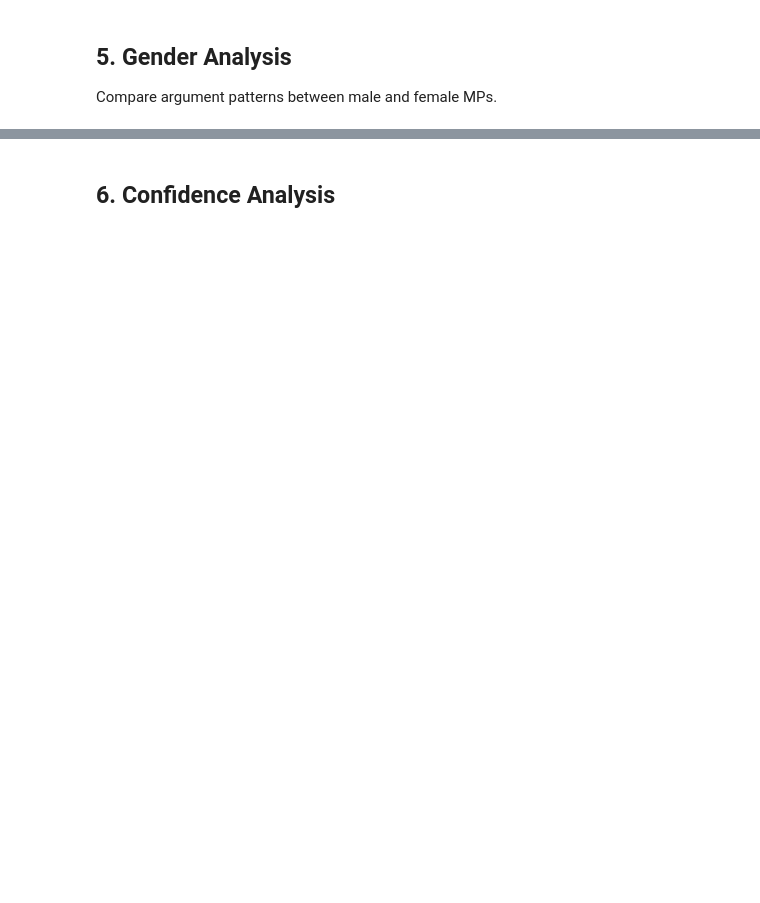
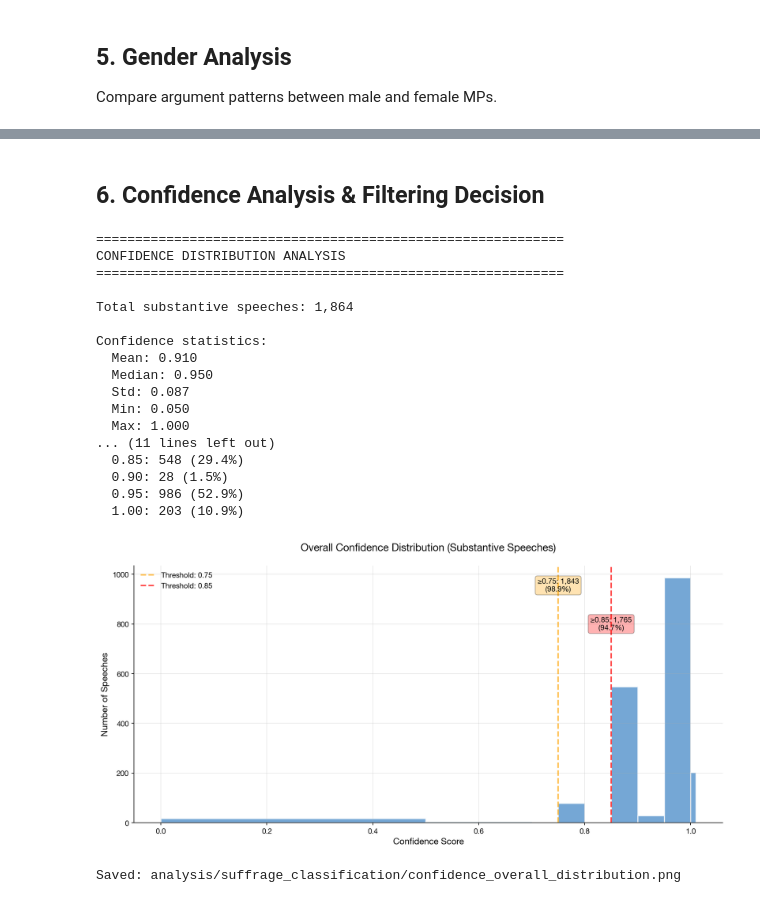
Before and after one commit to omarkhursheed/hansard-nlp-explorer, a Jupyter notebook: notebooks/suffrage_classification_analysis.ipynb, the cells around one changed output, grey strips where cells are left out. Drawn from its saved outputs; the diff is of its cells as text; code cells hidden in the pictures; blank space fills up the shorter version.

```diff
--- a/notebooks/suffrage_classification_analysis.ipynb
+++ b/notebooks/suffrage_classification_analysis.ipynb
@@ -398,2 +488,76 @@ print(f'Saved: {OUTPUT_DIR / "arguments_by_gender.png"}')
 # %% [markdown]
-## 6. Confidence Analysis
+## 6. Confidence Analysis & Filtering Decision
+# %%
+# Overall confidence distribution
+print('='*60)
+print('CONFIDENCE DISTRIBUTION ANALYSIS')
+print('='*60)
+
+print(f'\nTotal substantive speeches: {len(substantive):,}')
+print(f'\nConfidence statistics:')
+print(f'  Mean: {substantive["confidence"].mean():.3f}')
+print(f'  Median: {substantive["confidence"].median():.3f}')
+print(f'  Std: {substantive["confidence"].std():.3f}')
+print(f'  Min: {substantive["confidence"].min():.3f}')
+print(f'  Max: {substantive["confidence"].max():.3f}')
+
+print(f'\nDistribution:')
+conf_dist = substantive['confidence'].value_counts().sort_index()
+for conf, count in conf_dist.items():
+    pct = count / len(substantive) * 100
+    print(f'  {conf:.2f}: {count:,} ({pct:.1f}%)')
+
+# Histogram
+fig, ax = plt.subplots(figsize=(12, 6))
+
+# Create histogram with bins
+bins = [0, 0.5, 0.7, 0.75, 0.8, 0.85, 0.9, 0.95, 1.0, 1.01]
+hist_data = substantive['confidence'].values
+ax.hist(hist_data, bins=bins, color=COLORS['male'], alpha=0.7, edgecolor='white', linewidth=1.5)
+
+# Add vertical lines for potential thresholds
+ax.axvline(0.75, color='orange', linestyle='--', linewidth=2, alpha=0.7, label='Threshold: 0.75')
+ax.axvline(0.85, color='red', linestyle='--', linewidth=2, alpha=0.7, label='Threshold: 0.85')
+
+# Add text annotations showing retention rates
+total = len(substantive)
+kept_75 = (substantive['confidence'] >= 0.75).sum()
+kept_85 = (substantive['confidence'] >= 0.85).sum()
+
+ax.text(0.75, ax.get_ylim()[1] * 0.9, f'≥0.75: {kept_75:,}\n({kept_75/total*100:.1f}%)',
+        ha='center', fontsize=10, bbox=dict(boxstyle='round', facecolor='orange', alpha=0.3))
+ax.text(0.85, ax.get_ylim()[1] * 0.75, f'≥0.85: {kept_85:,}\n({kept_85/total*100:.1f}%)',
+        ha='center', fontsize=10, bbox=dict(boxstyle='round', facecolor='red', alpha=0.3))
+
+ax.set_xlabel('Confidence Score', fontsize=12, fontweight='bold')
+ax.set_ylabel('Number of Speeches', fontsize=12, fontweight='bold')
+ax.set_title('Overall Confidence Distribution (Substantive Speeches)',
+             fontsize=14, fontweight='bold', pad=20)
+ax.legend(frameon=False, fontsize=10)
+ax.grid(True, alpha=0.3, axis='y')
+
+plt.tight_layout()
+plt.savefig(OUTPUT_DIR / 'confidence_overall_distribution.png', dpi=300, bbox_inches='tight')
+plt.show()
+
+print(f'\nSaved: {OUTPUT_DIR / "confidence_overall_distribution.png"}')
+# %% [output]
+============================================================
+CONFIDENCE DISTRIBUTION ANALYSIS
+============================================================
+
+Total substantive speeches: 1,864
+
+Confidence statistics:
+  Mean: 0.910
+  Median: 0.950
+  Std: 0.087
+  Min: 0.050
+  Max: 1.000
+... (11 lines left out)
+  0.85: 548 (29.4%)
+  0.90: 28 (1.5%)
+  0.95: 986 (52.9%)
+  1.00: 203 (10.9%)
+[figure, added]
+Saved: analysis/suffrage_classification/confidence_overall_distribution.png
```
Also changed, not shown: parts of 21 cells of this notebook, 1 other file.
